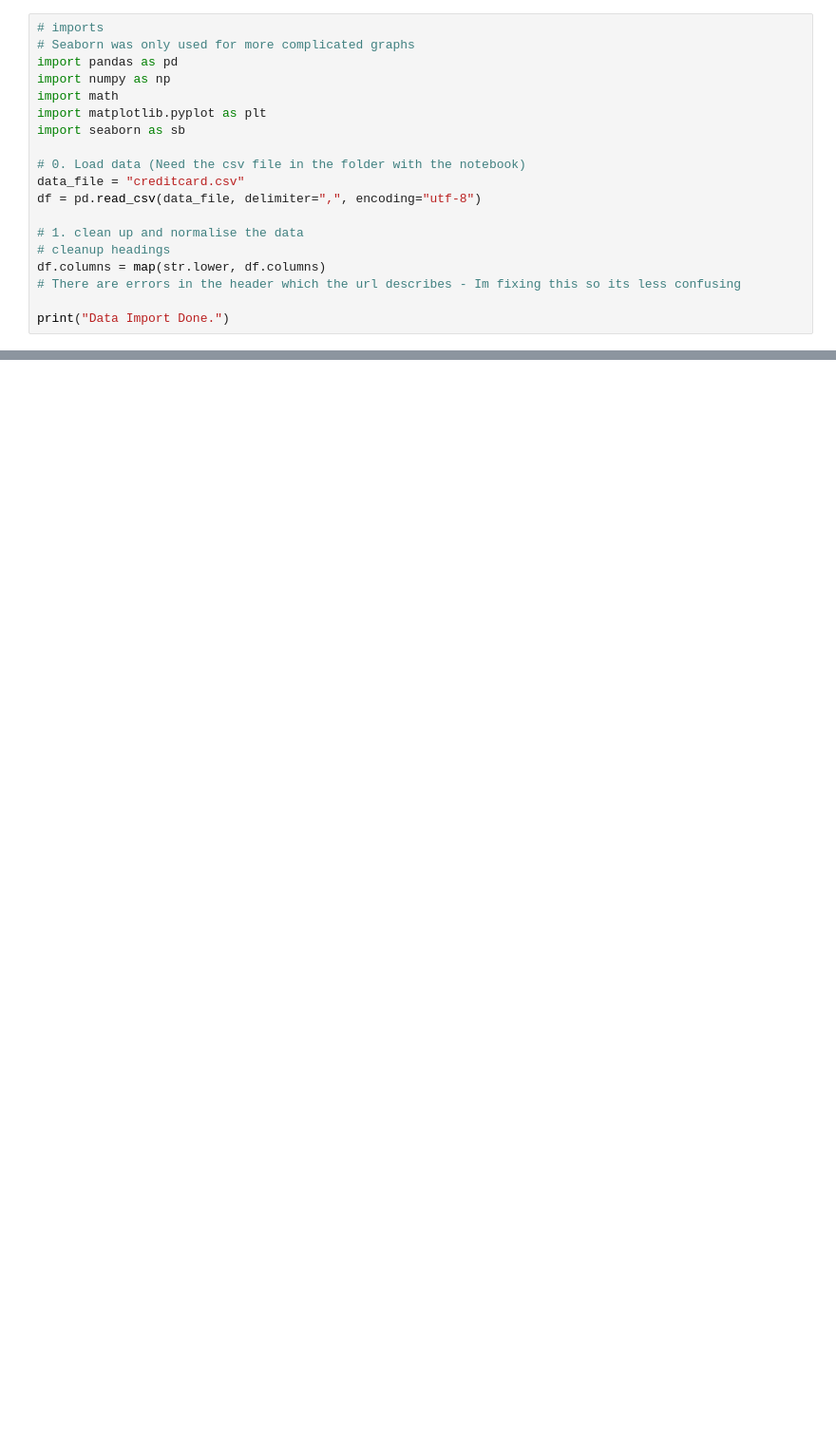
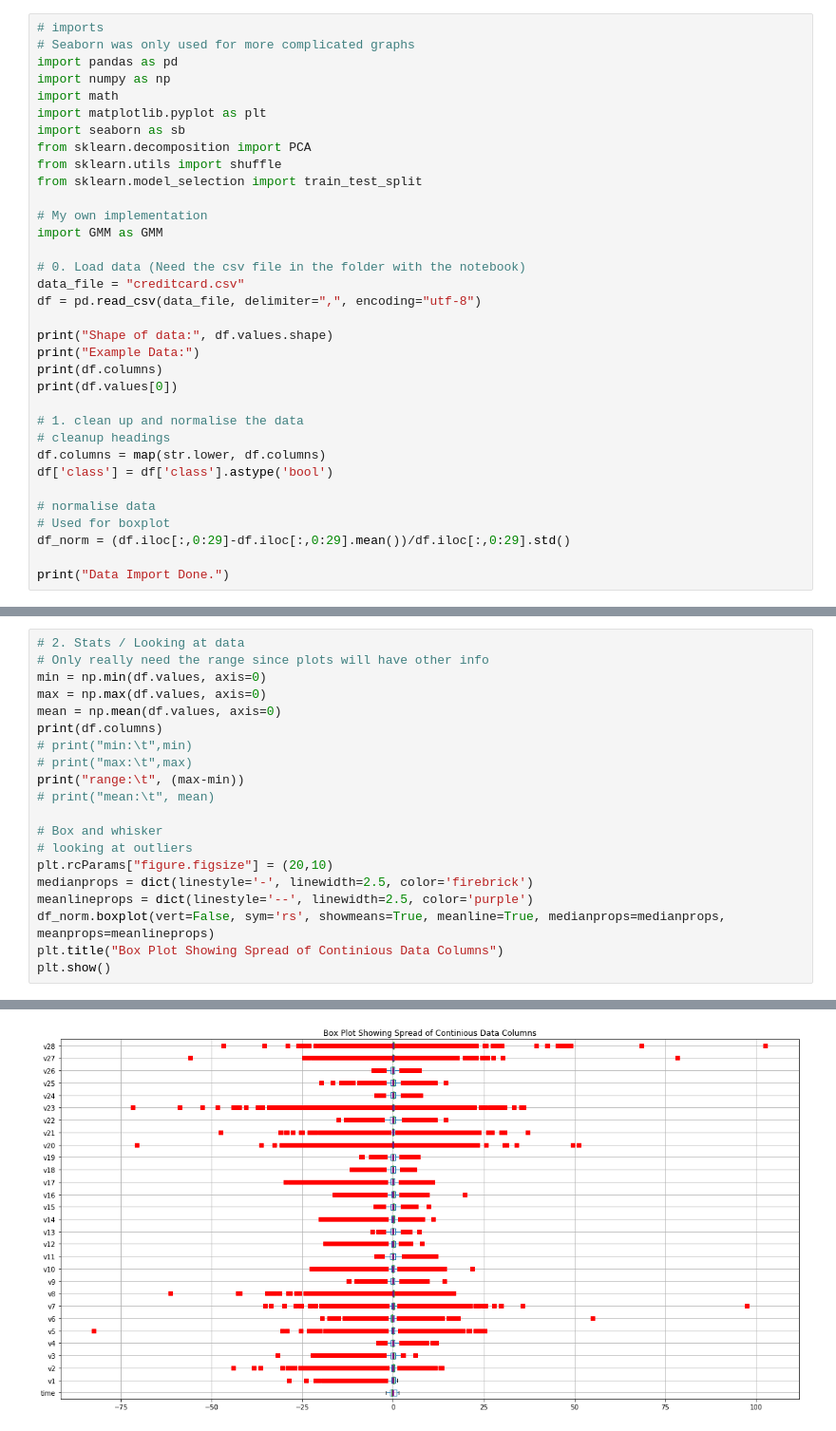
Before and after one commit to TRex22/RetroRabbitDataSciTest, a Jupyter notebook: task2_modelling/Task2_Credit_Card_Fraud_Dataset.ipynb, the cells around one changed output, grey strips where cells are left out. Shown: that part at 95% size. Cells and saved outputs as stored; diff of their text form; blank space fills up the shorter version.

```diff
--- a/task2_modelling/Task2_Credit_Card_Fraud_Dataset.ipynb
+++ b/task2_modelling/Task2_Credit_Card_Fraud_Dataset.ipynb
@@ -29,15 +30,30 @@ import numpy as np
 import math
 import matplotlib.pyplot as plt
 import seaborn as sb
+from sklearn.decomposition import PCA
+from sklearn.utils import shuffle
+from sklearn.model_selection import train_test_split
+
+# My own implementation
+import GMM as GMM
 
 # 0. Load data (Need the csv file in the folder with the notebook)
 data_file = "creditcard.csv"
 df = pd.read_csv(data_file, delimiter=",", encoding="utf-8")
 
+print("Shape of data:", df.values.shape)
+print("Example Data:")
+print(df.columns)
+print(df.values[0])
+
 # 1. clean up and normalise the data
 # cleanup headings
 df.columns = map(str.lower, df.columns)
-# There are errors in the header which the url describes - Im fixing this so its less confusing
+df['class'] = df['class'].astype('bool')
+
+# normalise data
+# Used for boxplot
+df_norm = (df.iloc[:,0:29]-df.iloc[:,0:29].mean())/df.iloc[:,0:29].std()
 
 print("Data Import Done.")
 # %% [output]
@@ -44 +75,22 @@ print("Data Import Done.")
 Data Import Done.
+# %%
+# 2. Stats / Looking at data
+# Only really need the range since plots will have other info
+min = np.min(df.values, axis=0)
+max = np.max(df.values, axis=0)
+mean = np.mean(df.values, axis=0)
+print(df.columns)
+# print("min:\t",min)
+# print("max:\t",max)
+print("range:\t", (max-min))
+# print("mean:\t", mean)
+
+# Box and whisker
+# looking at outliers
+plt.rcParams["figure.figsize"] = (20,10)
+medianprops = dict(linestyle='-', linewidth=2.5, color='firebrick')
+meanlineprops = dict(linestyle='--', linewidth=2.5, color='purple')
+df_norm.boxplot(vert=False, sym='rs', showmeans=True, meanline=True, medianprops=medianprops, meanprops=meanlineprops)
+plt.title("Box Plot Showing Spread of Continious Data Columns")
+plt.show()
+# %% [output]
@@ -44,0 +110 @@ Data Import Done.
+[figure, added]
```
Also changed, not shown: parts of 9 cells of this notebook, 4 other files.
